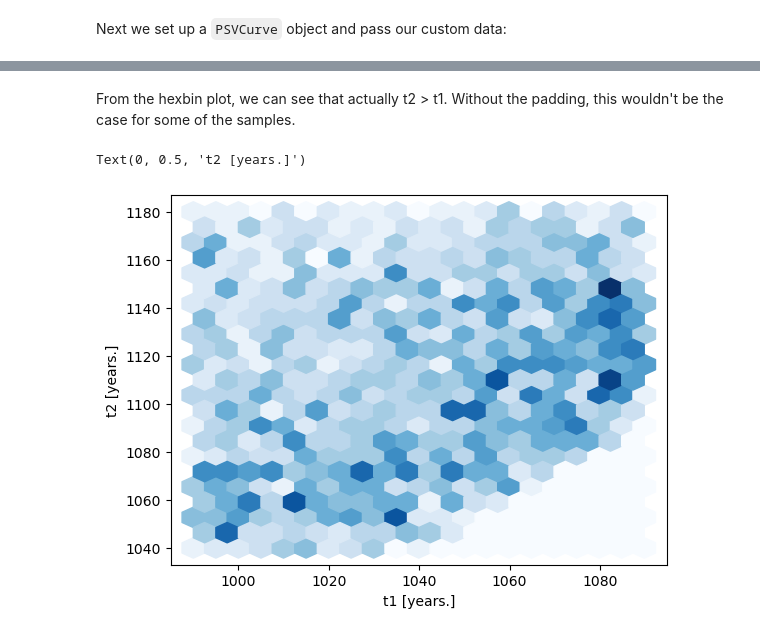
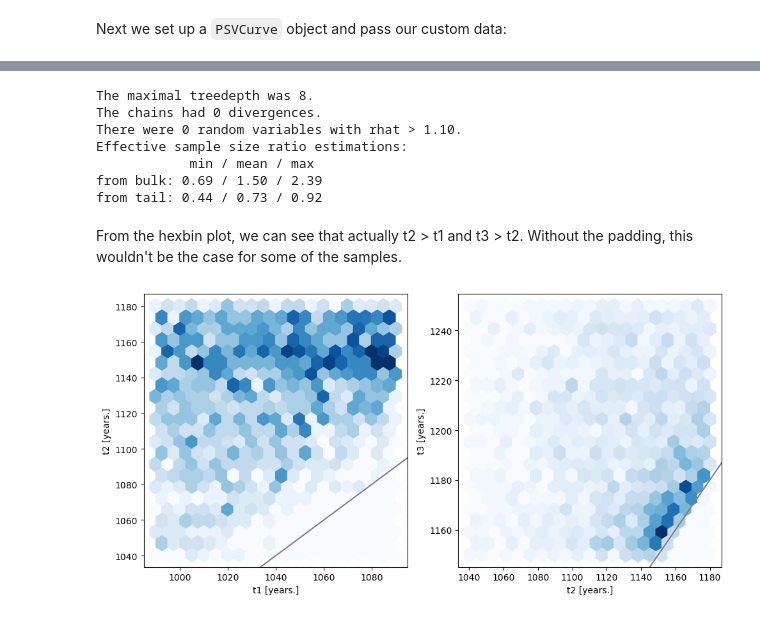
Before and after one commit to arthus701/pypsv, a Jupyter notebook: examples/06 - Working with custom data.ipynb, the cells around one changed output, grey strips where cells are left out. Cells and saved outputs as stored; diff of their text form; code cells hidden in the pictures.

```diff
--- a/examples/06 - Working with custom data.ipynb
+++ b/examples/06 - Working with custom data.ipynb
@@ -139,20 +186,53 @@ WARNING:2025-11-07 13:50:53,333:jax._src.xla_bridge:969: An NVIDIA GPU may be pr
+# %%
+summary = calc_summary_and_print_diagnostics(iData)
+# %% [output]
+The maximal treedepth was 8.
+The chains had 0 divergences.
+There were 0 random variables with rhat > 1.10.
+Effective sample size ratio estimations:
+            min / mean / max
+from bulk: 0.69 / 1.50 / 2.39
+from tail: 0.44 / 0.73 / 0.92
 # %% [markdown]
-From the hexbin plot, we can see that actually t2 > t1. Without the padding, this wouldn't be the case for some of the samples.
+From the hexbin plot, we can see that actually t2 > t1 and t3 > t2. Without the padding, this wouldn't be the case for some of the samples.
-# %%
-fig, ax = plt.subplots(
-    1, 1,
-)
-ax.hexbin(
-    iData.posterior['custom_t_1'].values.flatten(),
-    iData.posterior['custom_t_2'].values.flatten(),
-    gridsize=20,
-    cmap='Blues',
-)
-ax.set_xlabel('t1 [years.]')
-ax.set_ylabel('t2 [years.]')
-# %% [output]
-Text(0, 0.5, 't2 [years.]')
-[figure, removed]
+# %%
+fig, axs = plt.subplots(
+    1, 2,
+    figsize=(10, 5)
+)
+axs[0].hexbin(
+    iData.posterior['custom_t_1'].values.flatten(),
+    iData.posterior['custom_t_2'].values.flatten(),
+    gridsize=20,
+    cmap='Blues',
+)
+axs[0].set_xlabel('t1 [years.]')
+axs[0].set_ylabel('t2 [years.]')
+
+axs[1].hexbin(
+    iData.posterior['custom_t_2'].values.flatten(),
+    iData.posterior['custom_t_3'].values.flatten(),
+    gridsize=20,
+    cmap='Blues',
+)
+for ax in axs:
+    xlim = ax.get_xlim()
+    ylim = ax.get_ylim()
+
+    ax.plot(
+        np.linspace(1000, 2000, 201),
+        np.linspace(1000, 2000, 201),
+        color='grey',
+    )
+    ax.set_xlim(xlim)
+    ax.set_ylim(ylim)
+
+axs[1].set_xlabel('t2 [years.]')
+axs[1].set_ylabel('t3 [years.]')
+
+fig.tight_layout()
+# %% [output]
+[figure, added]
 # %%
 knots, curve_samples = generate_curve_output(iData, thin=2)
 # %%
```
Also changed, not shown: parts of 5 cells of this notebook.
